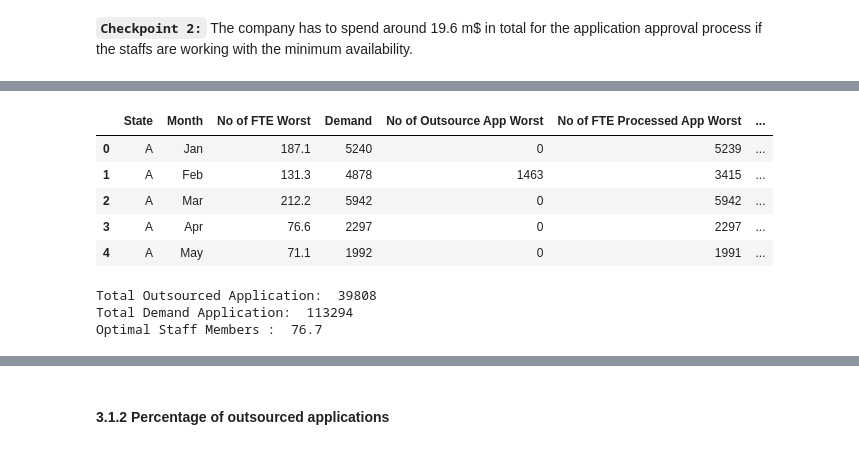
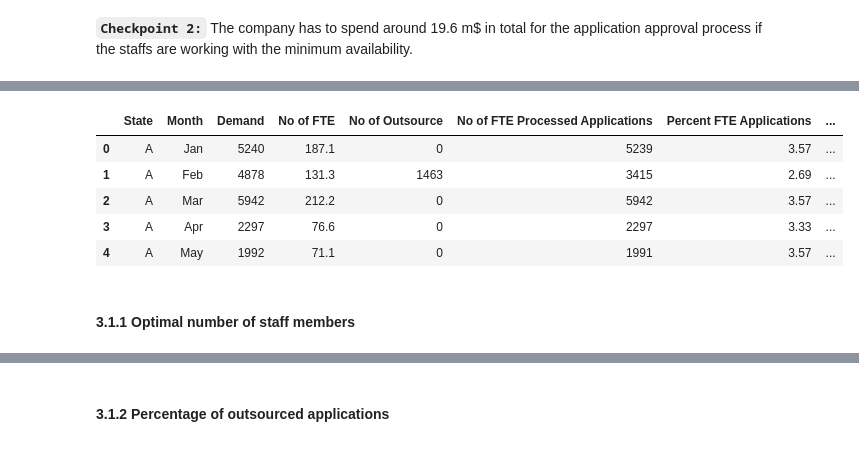
Before and after one commit to VaibhavBhargava2506/Staff-Planning-Case-Study, a Jupyter notebook: Staff Planning Case Study.ipynb, the cells around one changed output, grey strips where cells are left out. Saved outputs shown, nothing was run; the diff lists cells and outputs as text; code cells hidden in the pictures.

```diff
--- a/Staff Planning Case Study.ipynb
+++ b/Staff Planning Case Study.ipynb
@@ -489,26 +498,26 @@ model1.y = Var(model1.i,model1.j,doc='No of Outsource App',domain = NonNegativeI
 # %%
 # Constraints
 
-def total_demand(m, i, j):
-    return (m.x[i, j] * 40 * m.sa[i, j] + m.y[i, j] == m.demand[i, j])
+def total_demand(M,s,m):
+    return (M.FTE[s,m]*40*M.sa[s,m] + M.Outsource[s,m] == M.demand[s,m])
 
 
-model1.total_demand = Constraint(model1.i, model1.j, rule=total_demand)
+model1.total_demand = Constraint(model1.s, model1.m, rule=total_demand)
 
 # Outsourcing Regulation
 
 model1.outsource_demand = ConstraintList()
-for j in model1.j:
-    for i in model1.i:
-        if i == 'A':
-            model1.outsource_demand.add(expr = model1.y[i,j] <= 0.3*model1.demand[i,j])
-        elif i == 'B':
-            model1.outsource_demand.add(expr = model1.y[i,j] <= 0.4*model1.demand[i,j])
+for m in model1.m:
+    for s in model1.s:
+        if s == 'A':
+            model1.outsource_demand.add(expr = model1.Outsource[s,m] <= 0.3*model1.demand[s,m])
+        elif s == 'B':
+            model1.outsource_demand.add(expr = model1.Outsource[s,m] <= 0.4*model1.demand[s,m])
 # %%
 # Objective function
 
-model1.value = Objective(expr = sum(sum(model1.x[i,j]*FTE_Salary[i,j]
-                                        + model1.y[i,j]*UnitOutSourceCost[i,j] for i in model1.i) for j in model1.j),
+model1.value = Objective(expr = sum(sum(model1.FTE[s,m]*FTE_Monthly_Salary[s,m]
+                                        + model1.Outsource[s,m]*UnitOutSourceCost[s,m] for s in model1.s) for m in model1.m),
                          sense= minimize)
 # %%
 # Invoking the solver
@@ -592,51 +604,30 @@ print(Output_worst)
 # %%
 # Creating dataframe for the results
 
-Output_worst = pd.DataFrame(Output_worst, columns = ['State', 'Month', 'No of FTE Worst',"Demand",'No of Outsource App Worst',
-                                                     "No of FTE Processed App Worst" ,
-                                                     'Estimated Cost Worst', 'Percent Outsourced App Worst',
-                                                     'Average Cost Per Application Worst'])
+Output_Worst = pd.DataFrame(Output_Worst, columns = ['State','Month','Demand','No of FTE','No of Outsource',
+                                                       'No of FTE Processed Applications','Percent FTE Applications',
+                                                       'Percent Outsourced Applications','Estimated Cost',
+                                                       'Cost per Application'])
 
-Output_worst['Estimated Cost in mn $ Worst'] = Output_worst[['Estimated Cost Worst']]/1000000
+Output_Worst[['Estimated Cost in mn $']] = Output_Worst[['Estimated Cost']]/1000000
 
-Output_worst['Demand'] = Output_worst['Demand'].astype(int)
+Output_Worst['Demand'] = Output_Worst['Demand'].astype(int)
 
-Output_worst['No of Outsource App Worst'] = Output_worst['No of Outsource App Worst'].astype(int)
+Output_Worst['No of Outsource'] = Output_Worst['No of Outsource'].astype(int)
 
-Output_worst['No of FTE Processed App Worst'] = Output_worst['No of FTE Processed App Worst'].astype(int)
+Output_Worst['No of FTE Processed Applications'] = Output_Worst['No of FTE Processed Applications'].astype(int)
 
-Output_worst = Output_worst.round({"No of FTE Worst":1, "No of Outsource App Worst":0, "Estimated Cost in mn $ Worst":1})
+Output_Worst = Output_Worst.round({"No of FTE":1, "No of Outsource":0, "Estimated Cost in mn $":1})
 # %%
 #Printing top 5 Rows of Final dataframe
 
-Output_worst.head()
+Output_Worst.head()
 # %% [output]
-|  | State | Month | No of FTE Worst | Demand | No of Outsource App Worst | No of FTE Processed App Worst | ... |
-| 0 | A | Jan | 187.1 | 5240 | 0 | 5239 | ... |
-| 1 | A | Feb | 131.3 | 4878 | 1463 | 3415 | ... |
-| 2 | A | Mar | 212.2 | 5942 | 0 | 5942 | ... |
-| 3 | A | Apr | 76.6 | 2297 | 0 | 2297 | ... |
-| 4 | A | May | 71.1 | 1992 | 0 | 1991 | ... |
+|  | State | Month | Demand | No of FTE | No of Outsource | No of FTE Processed Applications | Percent FTE Applications | ... |
+| 0 | A | Jan | 5240 | 187.1 | 0 | 5239 | 3.57 | ... |
+| 1 | A | Feb | 4878 | 131.3 | 1463 | 3415 | 2.69 | ... |
+| 2 | A | Mar | 5942 | 212.2 | 0 | 5942 | 3.57 | ... |
+| 3 | A | Apr | 2297 | 76.6 | 0 | 2297 | 3.33 | ... |
+| 4 | A | May | 1992 | 71.1 | 0 | 1991 | 3.57 | ... |
-# %%
-#Various Parameters
-total_outsourcing =  sum(Output_worst['No of Outsource App Worst'])
-
-total_cost = sum(Output_worst['Estimated Cost Worst'])
-
-optimal_staff_members = round(Output_worst['No of FTE Worst'].mean(),1)
-
-total_demand =  sum(Output_worst['Demand'])
-
-average_cost_per_appln = round(total_cost/total_demand,2)
-
-percent_outsourced_app_total = round((total_outsourcing/total_demand)*100,1)
-
-print("Total Outsourced Application: ", total_outsourcing)
-
-print("Total Demand Application: ", total_demand)
-
-print("Optimal Staff Members : ", optimal_staff_members)
-# %% [output]
-Total Outsourced Application:  39808
-Total Demand Application:  113294
-Optimal Staff Members :  76.7
+# %% [markdown]
+#### 3.1.1 Optimal number of staff members
```
Also changed, not shown: parts of 52 cells of this notebook.
